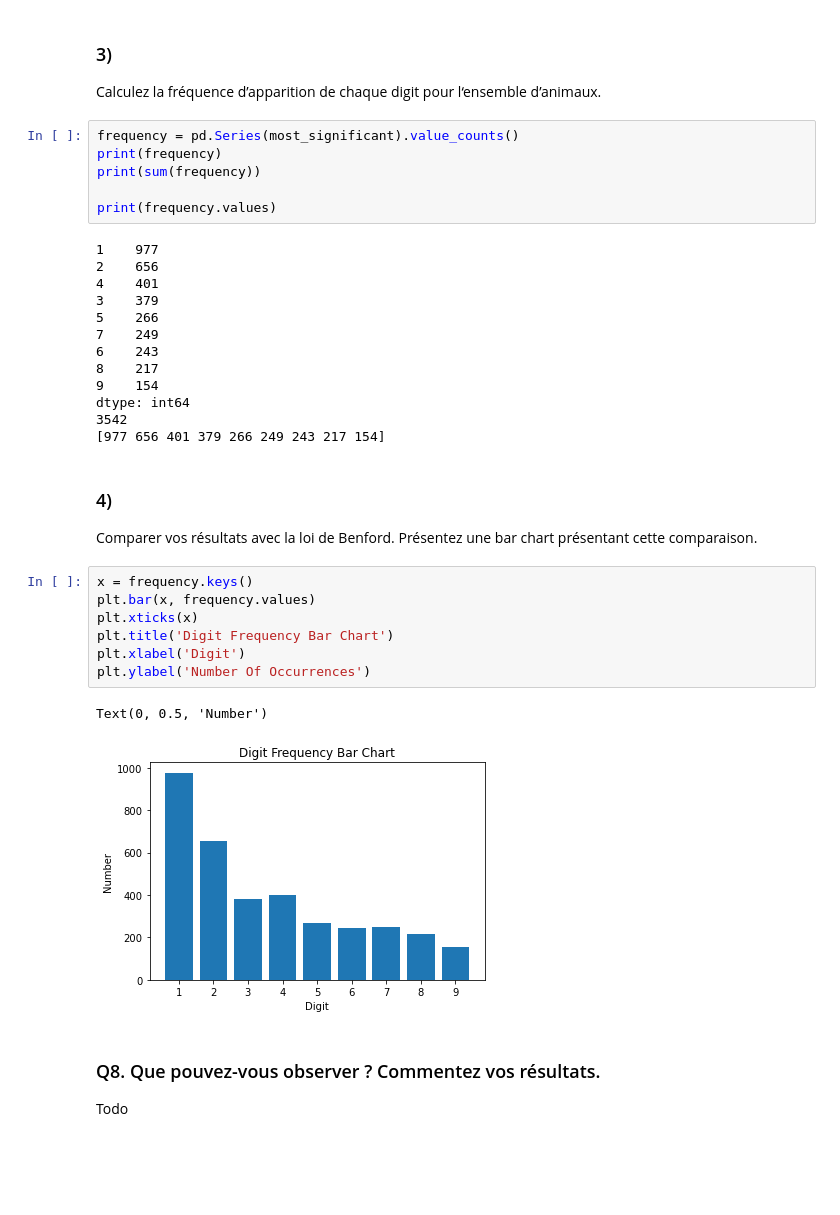
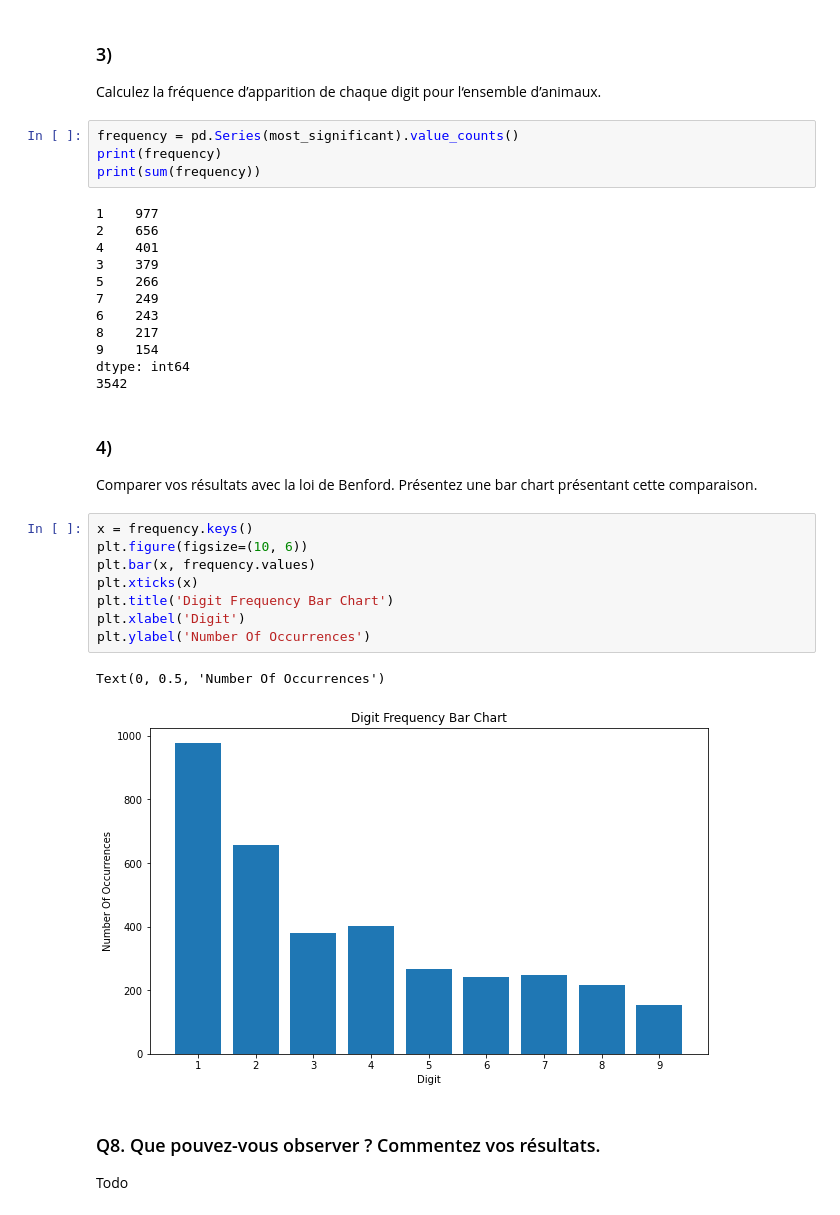
Before and after one commit to heig-vkaelin/isd, a Jupyter notebook: Labo3/ animaux.ipynb, the cells around one changed output. Cells and saved outputs as stored; diff of their text form; blank space fills up the shorter version.

```diff
--- a/Labo3/ animaux.ipynb
+++ b/Labo3/ animaux.ipynb
@@ -161,8 +161,6 @@ Calculez la fréquence d’apparition de chaque digit pour l‘ensemble d’anim
 frequency = pd.Series(most_significant).value_counts()
 print(frequency)
 print(sum(frequency))
-
-print(frequency.values)
 # %% [output]
 1    977
 2    656
@@ -175,20 +173,20 @@ print(frequency.values)
 9    154
 dtype: int64
 3542
-[977 656 401 379 266 249 243 217 154]
 # %% [markdown]
 ### 4)
 Comparer vos résultats avec la loi de Benford. Présentez une bar chart présentant cette comparaison.
 # %%
 x = frequency.keys()
+plt.figure(figsize=(10, 6))
 plt.bar(x, frequency.values)
 plt.xticks(x)
 plt.title('Digit Frequency Bar Chart')
 plt.xlabel('Digit')
 plt.ylabel('Number Of Occurrences')
 # %% [output]
-Text(0, 0.5, 'Number')
+Text(0, 0.5, 'Number Of Occurrences')
-[figure, old version]
+[figure, new version]
 # %% [markdown]
 ### Q8. Que pouvez-vous observer ? Commentez vos résultats.
 
```
Also changed, not shown: 1 other file.
